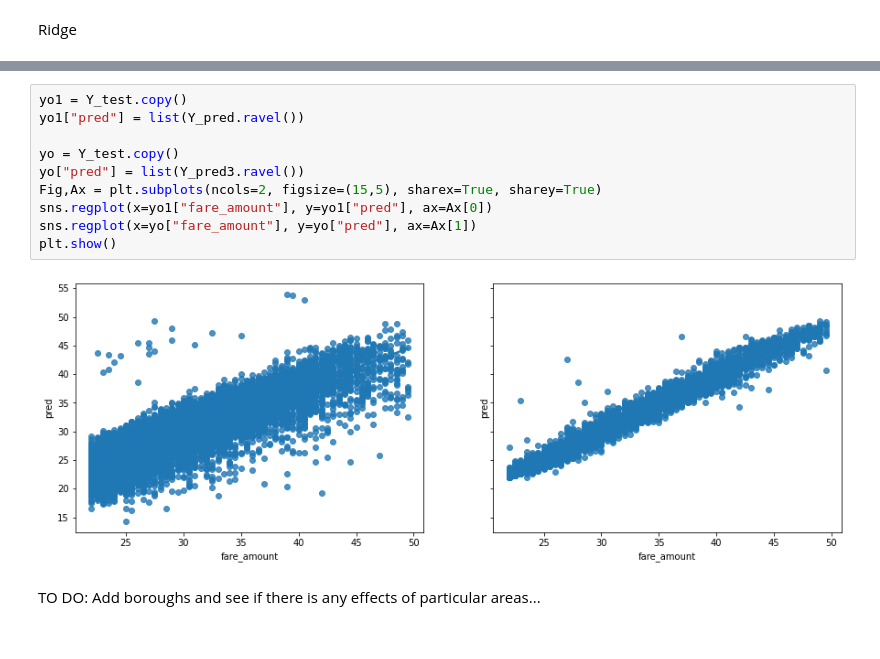
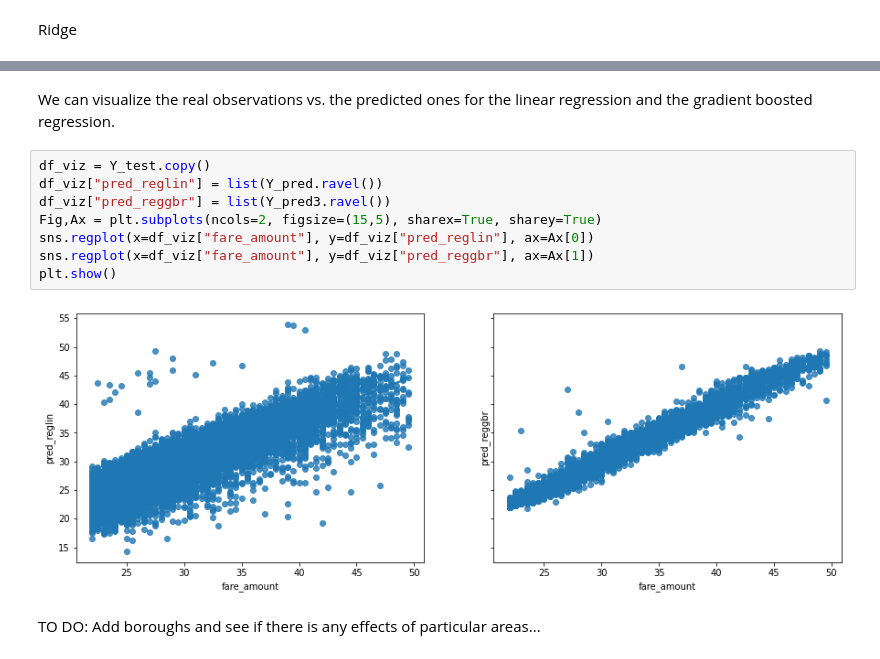
Before and after one commit to Arkhemis/TaxiNY-ML, a Jupyter notebook: taxi.ipynb, the cells around one changed output, grey strips where cells are left out. Cells and saved outputs as stored; diff of their text form.

```diff
--- a/taxi.ipynb
+++ b/taxi.ipynb
@@ -229,17 +232,17 @@ RMSE 0.63690
 R²: 0.98080
 Adjusted R²: 0.98080
+# %% [markdown]
+We can visualize the real observations vs. the predicted ones for the linear regression and the gradient boosted regression.
 # %%
-yo1 = Y_test.copy()
-yo1["pred"] = list(Y_pred.ravel())
-
-yo = Y_test.copy()
-yo["pred"] = list(Y_pred3.ravel())
+df_viz = Y_test.copy()
+df_viz["pred_reglin"] = list(Y_pred.ravel())
+df_viz["pred_reggbr"] = list(Y_pred3.ravel())
 Fig,Ax = plt.subplots(ncols=2, figsize=(15,5), sharex=True, sharey=True)
-sns.regplot(x=yo1["fare_amount"], y=yo1["pred"], ax=Ax[0])
-sns.regplot(x=yo["fare_amount"], y=yo["pred"], ax=Ax[1])
+sns.regplot(x=df_viz["fare_amount"], y=df_viz["pred_reglin"], ax=Ax[0])
+sns.regplot(x=df_viz["fare_amount"], y=df_viz["pred_reggbr"], ax=Ax[1])
 plt.show()
 # %% [output]
-[figure, old version]
+[figure, new version]
 # %% [markdown]
 TO DO: Add boroughs and see if there is any effects of particular areas...
 # %%
```
Also changed, not shown: parts of 3 cells of this notebook.
